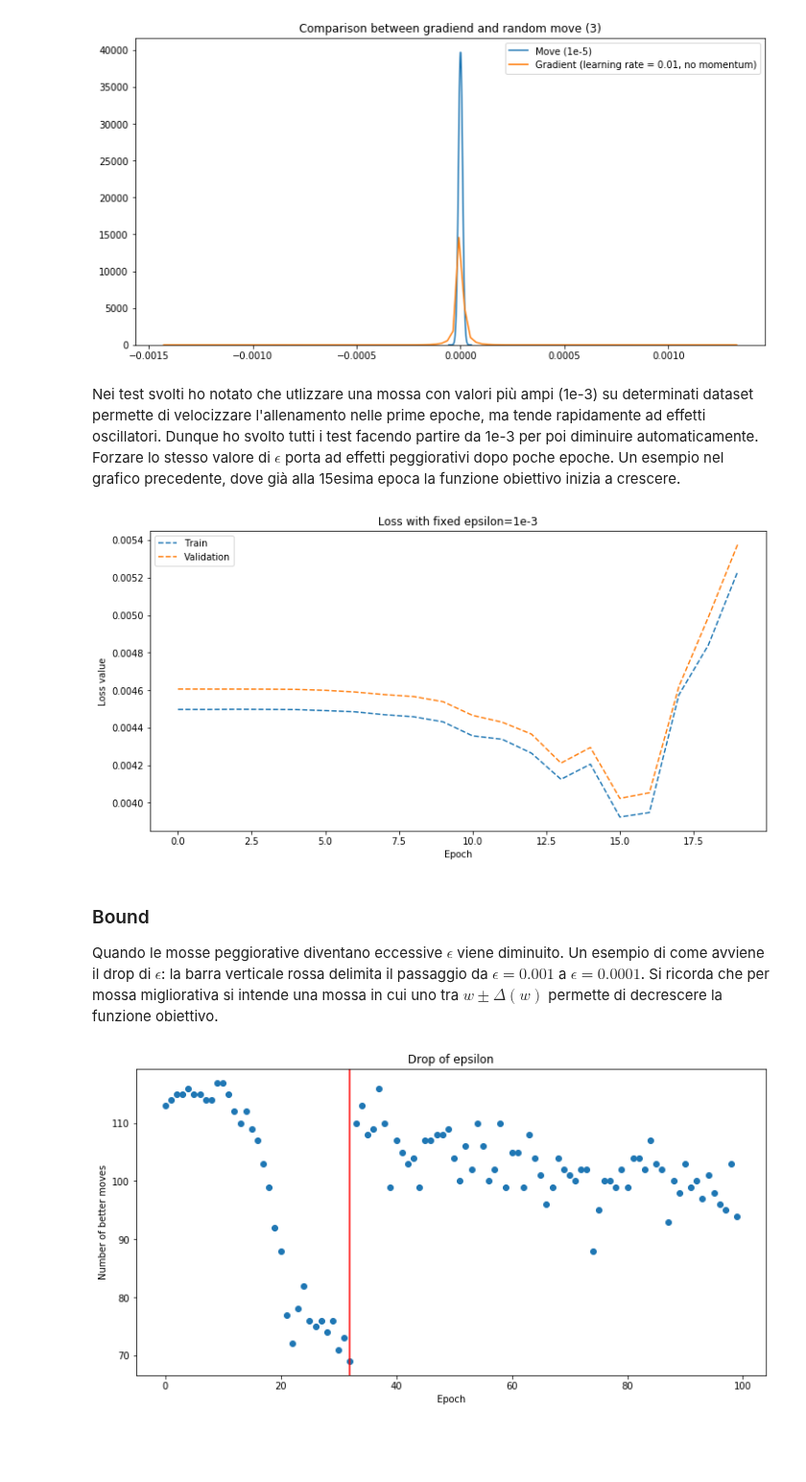
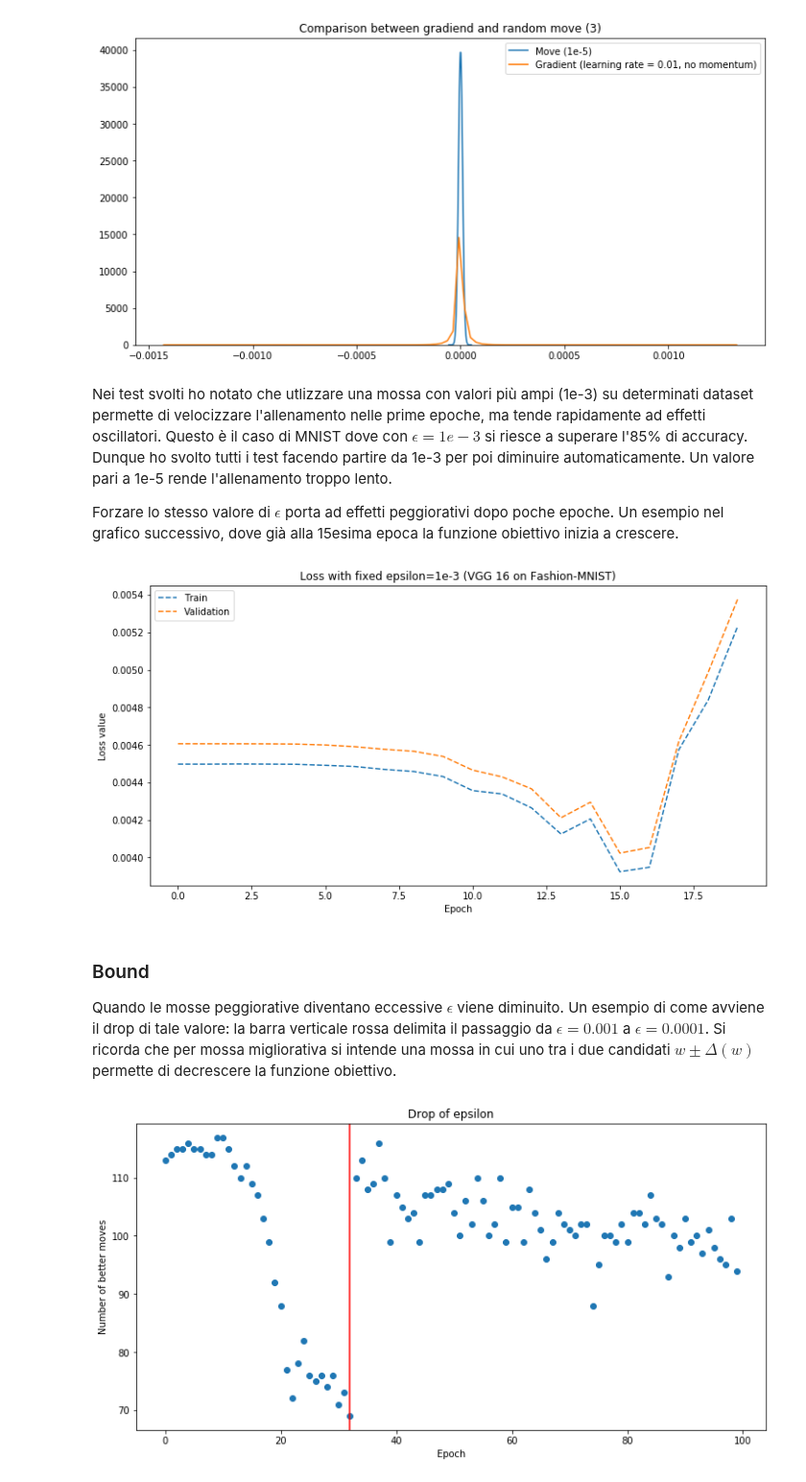
Before and after one commit to strin-matey/thesis, a Jupyter notebook: notebooks/sa/SimulatedAnnealingFinal.ipynb, the cells around one changed output. Shown at 96% size. Drawn from its saved outputs; the diff is of its cells as text; code cells hidden in the pictures; blank space fills up the shorter version.

```diff
--- a/notebooks/sa/SimulatedAnnealingFinal.ipynb
+++ b/notebooks/sa/SimulatedAnnealingFinal.ipynb
@@ -188,25 +188,26 @@ plt.show()
 # %% [output]
 [figure]
 # %% [markdown]
-Nei test svolti ho notato che utlizzare una mossa con valori più ampi (1e-3) su determinati dataset permette di velocizzare l'allenamento nelle prime epoche, ma tende rapidamente ad effetti oscillatori. Dunque ho svolto tutti i test facendo partire da 1e-3 per poi diminuire automaticamente.
-Forzare lo stesso valore di $\epsilon$ porta ad effetti peggiorativi dopo poche epoche. Un esempio nel grafico precedente, dove già alla 15esima epoca la funzione obiettivo inizia a crescere.
+Nei test svolti ho notato che utlizzare una mossa con valori più ampi (1e-3) su determinati dataset permette di velocizzare l'allenamento nelle prime epoche, ma tende rapidamente ad effetti oscillatori. Questo è il caso di MNIST dove con $\epsilon = 1e-3$ si riesce a superare l'85% di accuracy. Dunque ho svolto tutti i test facendo partire da 1e-3 per poi diminuire automaticamente. Un valore pari a 1e-5 rende l'allenamento troppo lento.
+
+Forzare lo stesso valore di $\epsilon$ porta ad effetti peggiorativi dopo poche epoche. Un esempio nel grafico successivo, dove già alla 15esima epoca la funzione obiettivo inizia a crescere.
 # %%
 results = read_folder('../../results/SSA/fashion-mnist/vgg16/epsilon_costante')
 fig, ax = plt.subplots(figsize=(12,6))
 for name, result in results.items():
     n_epochs = 20
     ax.plot(np.arange(0, n_epochs), result['train_loss'][0:n_epochs], '--', label='Train')
     ax.plot(np.arange(0, n_epochs), result['validation_loss'][0:n_epochs], '--', label='Validation')
 ax.legend()
-plt.title('Loss with fixed epsilon=1e-3')
+plt.title('Loss with fixed epsilon=1e-3 (VGG 16 on Fashion-MNIST)')
 plt.xlabel('Epoch')
 plt.ylabel('Loss value')
 plt.show()
 # %% [output]
-[figure, old version]
+[figure, new version]
 # %% [markdown]
 ### Bound
-Quando le mosse peggiorative diventano eccessive $\epsilon$ viene diminuito. Un esempio di come avviene il drop di $\epsilon$: la barra verticale rossa delimita il passaggio da $\epsilon=0.001$ a  $\epsilon=0.0001$. Si ricorda che per mossa migliorativa si intende una mossa in cui uno tra $w \pm \Delta(w)$ permette di decrescere la funzione obiettivo.
+Quando le mosse peggiorative diventano eccessive $\epsilon$ viene diminuito. Un esempio di come avviene il drop di tale valore: la barra verticale rossa delimita il passaggio da $\epsilon=0.001$ a  $\epsilon=0.0001$. Si ricorda che per mossa migliorativa si intende una mossa in cui uno tra i due candidati $w \pm \Delta(w)$ permette di decrescere la funzione obiettivo.
 # %%
 results = read_folder('../../results/SSA/fashion-mnist/vgg16/run__2019-01-28_14:24:33')
 fig, ax = plt.subplots(figsize=(12, 6))
```
Also changed, not shown: parts of 16 cells of this notebook.
